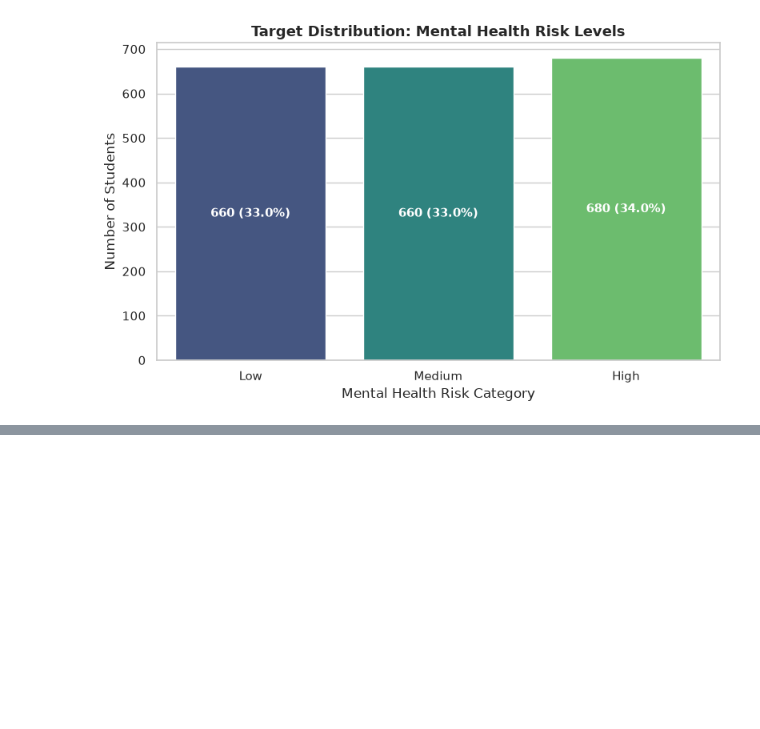
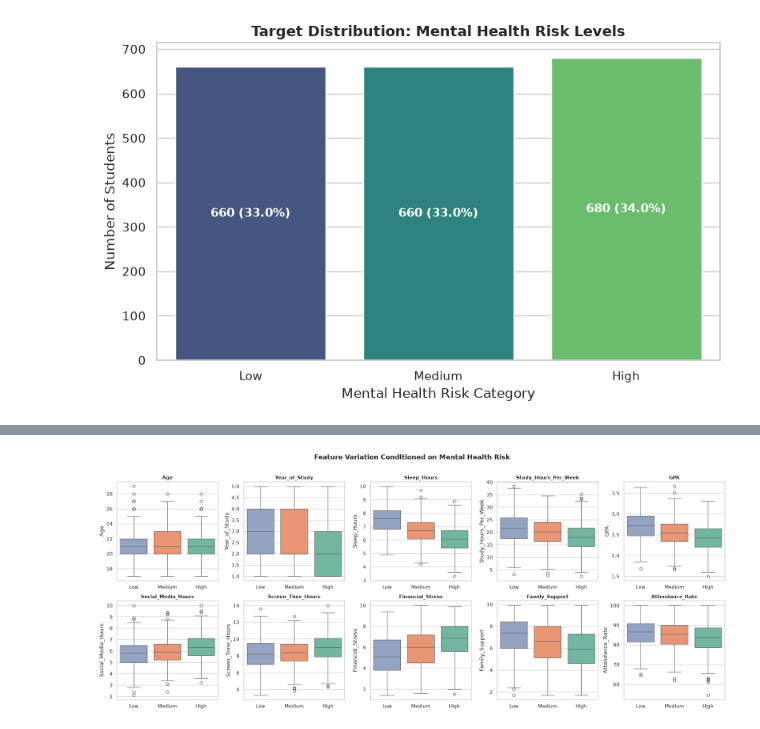
Before and after one commit to Badr-Eddine-Slaoui/CAMPUSWELL-RIS-LAB, a Jupyter notebook: notebooks/01_eda.ipynb, the cells around one changed output, grey strips where cells are left out. Saved outputs shown, nothing was run; the diff lists cells and outputs as text; code cells hidden in the pictures; blank space fills up the shorter version.

```diff
--- a/notebooks/01_eda.ipynb
+++ b/notebooks/01_eda.ipynb
@@ -210,0 +254,15 @@ Passing `palette` without assigning `hue` is deprecated and will be removed in v
+# %%
+fig, axes = plt.subplots(nrows=2, ncols=5, figsize=(20, 8))
+axes = axes.flatten()
+
+for idx, col in enumerate(NUMERICAL_FEATURES):
+    sns.boxplot(data=df, x=TARGET_COLUMN, y=col, order=TARGET_CLASSES, palette="Set2", ax=axes[idx], hue=TARGET_COLUMN, legend=False)
+    axes[idx].set_title(col, fontsize=11, fontweight="bold")
+    axes[idx].set_xlabel("")
+    axes[idx].set_ylabel(col)
+
+plt.suptitle("Feature Variation Conditioned on Mental Health Risk", fontsize=15, fontweight="bold", y=1.02)
+plt.tight_layout()
+plt.show()
+# %% [output]
+[figure, added]
```
Also changed, not shown: parts of 5 cells of this notebook.
